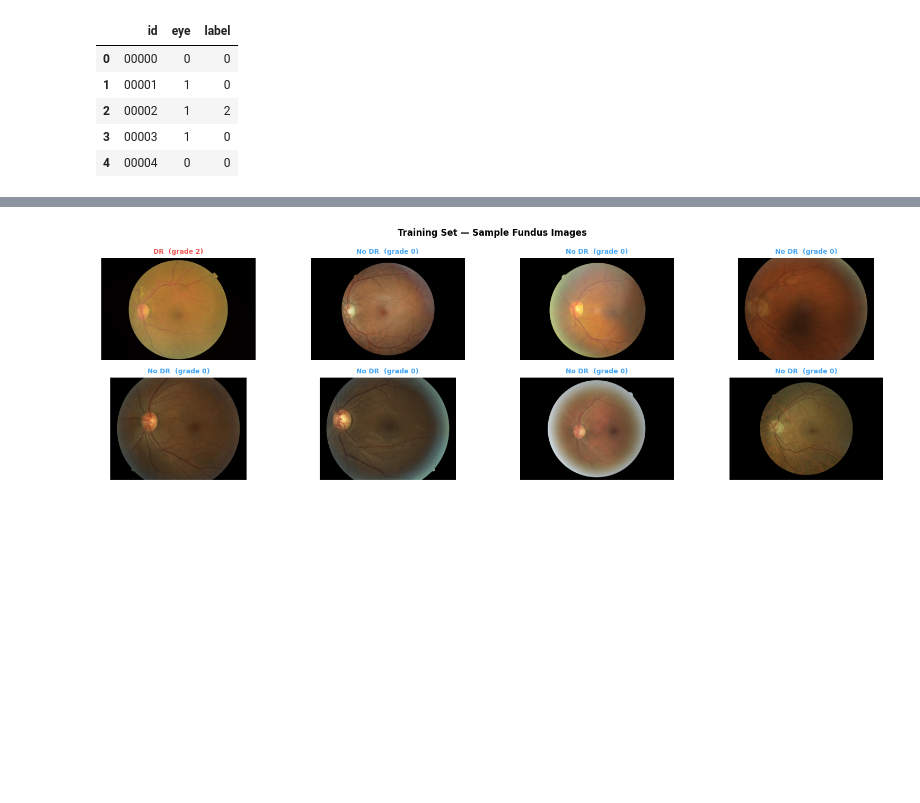
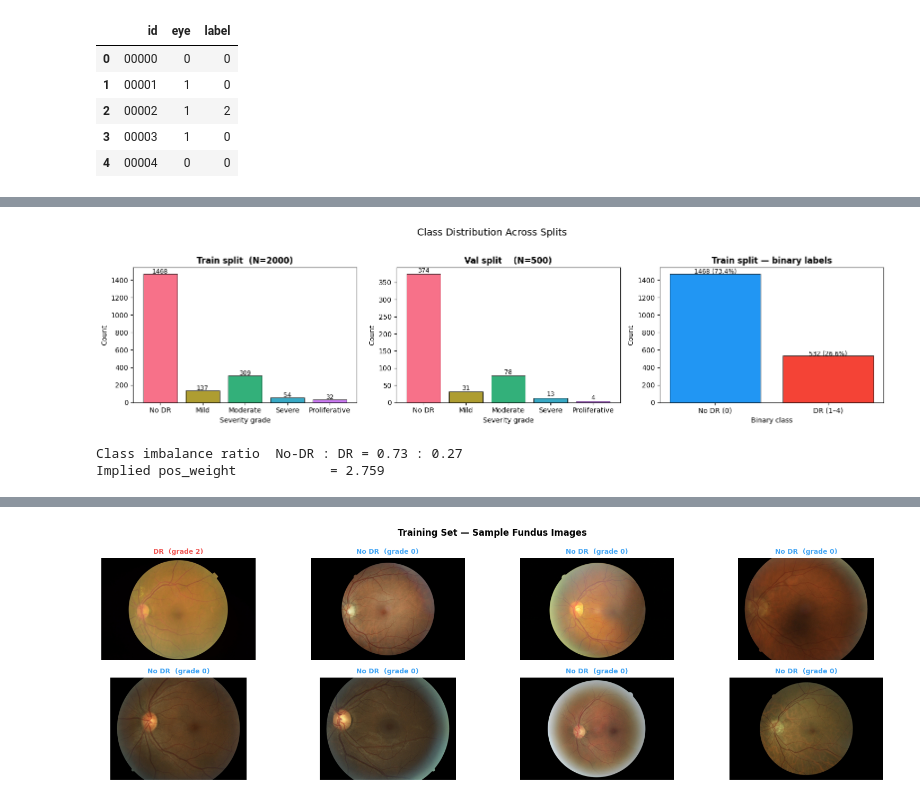
Before and after one commit to jbarcenilla21/AutomaticDiagnosisForDiabeticRetinopathy, a Jupyter notebook: main_combined.ipynb, the cells around one changed output, grey strips where cells are left out. Cells and saved outputs as stored; diff of their text form; code cells hidden in the pictures; blank space fills up the shorter version.

```diff
--- a/main_combined.ipynb
+++ b/main_combined.ipynb
@@ -83,9 +81,11 @@ Seed    : 42
 ## 1 · Exploratory Data Analysis (EDA)
 # %%
 # ── Load split CSVs ──────────────────────────────────────────────────────────
-train_df = pd.read_csv(Config.train_csv, dtype={'id': str, 'eye': int, 'label': int})
-val_df   = pd.read_csv(Config.val_csv,   dtype={'id': str, 'eye': int, 'label': int})
-test_df  = pd.read_csv(Config.test_csv,  dtype={'id': str, 'eye': int, 'label': int})
+cfg = Config
+
+train_df = pd.read_csv(cfg.train_csv, dtype={'id': str, 'eye': int, 'label': int})
+val_df   = pd.read_csv(cfg.val_csv,   dtype={'id': str, 'eye': int, 'label': int})
+test_df  = pd.read_csv(cfg.test_csv,  dtype={'id': str, 'eye': int, 'label': int})
 
 print(f'Train : {len(train_df):>5,} samples')
 print(f'Val   : {len(val_df):>5,} samples')
@@ -153,0 +104,43 @@ Right eye (1)    738  265
+# %%
+# ─── Class distribution ───────────────────────────────────────────────────────
+severity_labels = {0: 'No DR', 1: 'Mild', 2: 'Moderate', 3: 'Severe', 4: 'Proliferative'}
+binary_labels   = {0: 'No DR (0)', 1: 'DR (1–4)'}
+
+fig, axes = plt.subplots(1, 3, figsize=(16, 4))
+palette   = sns.color_palette('husl', 5)
+
+for ax, (df, title) in zip(axes, [
+    (train_df, 'Train split  (N=2000)'),
+    (val_df,   'Val split    (N=500)'),
+]):
+    counts = df['label'].value_counts().sort_index()
+    ax.bar([severity_labels[i] for i in counts.index], counts.values,
+           color=palette[:len(counts)], edgecolor='k', linewidth=0.6)
+    ax.set_title(title, fontsize=12, fontweight='bold')
+    ax.set_xlabel('Severity grade')
+    ax.set_ylabel('Count')
+    for i, v in enumerate(counts.values):
+        ax.text(i, v + 5, str(v), ha='center', fontsize=9)
+
+# Binary view
+ax = axes[2]
+binary_counts = (train_df['label'] > 0).value_counts().sort_index()
+ax.bar([binary_labels[i] for i in binary_counts.index], binary_counts.values,
+       color=['#2196F3', '#F44336'], edgecolor='k', linewidth=0.6)
+ax.set_title('Train split — binary labels', fontsize=12, fontweight='bold')
+ax.set_xlabel('Binary class')
+ax.set_ylabel('Count')
+for i, v in enumerate(binary_counts.values):
+    ax.text(i, v + 5, f'{v} ({100*v/len(train_df):.1f}%)', ha='center', fontsize=9)
+
+plt.suptitle('Class Distribution Across Splits', fontsize=14, y=1.02)
+plt.tight_layout()
+plt.show()
+
+pos_frac = (train_df['label'] > 0).mean()
+print(f'Class imbalance ratio  No-DR : DR = {1-pos_frac:.2f} : {pos_frac:.2f}')
+print(f'Implied pos_weight            = {(1-pos_frac)/pos_frac:.3f}')
+# %% [output]
+[figure, added]
+Class imbalance ratio  No-DR : DR = 0.73 : 0.27
+Implied pos_weight            = 2.759
```
Also changed, not shown: parts of 14 cells of this notebook, 8 other files.
